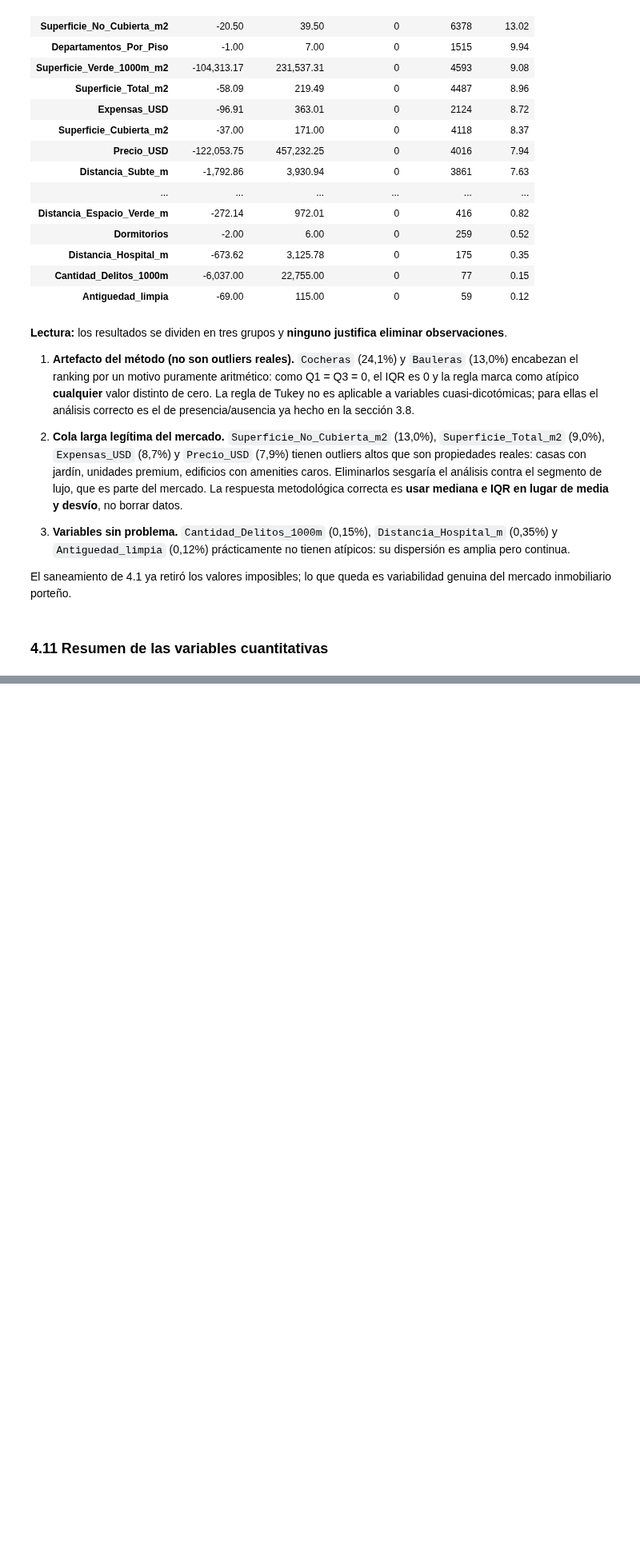
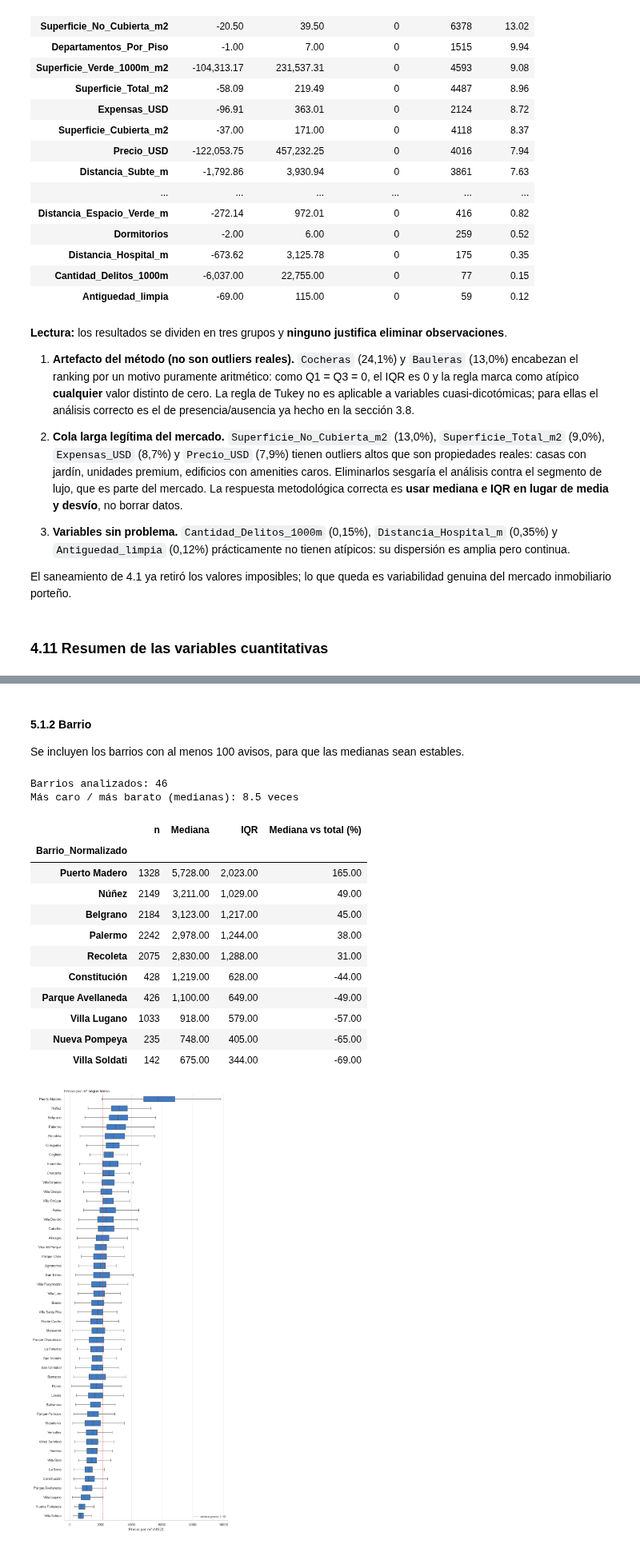
Before and after one commit to FrancisconiMorel/TP-Analisis-Descriptivo-Inmobiliario-CABA, a Jupyter notebook: notebooks/EDA_inicial.ipynb, the cells around one changed output, grey strips where cells are left out. Shown at 80% size. Saved outputs shown, nothing was run; the diff lists cells and outputs as text; code cells hidden in the pictures; blank space fills up the shorter version.

```diff
--- a/notebooks/EDA_inicial.ipynb
+++ b/notebooks/EDA_inicial.ipynb
@@ -1142,0 +1227,33 @@ resumen_cuanti.round(2)
+# %% [markdown]
+#### 5.1.2 Barrio
+
+Se incluyen los barrios con al menos 100 avisos, para que las medianas sean estables.
+# %%
+avisos_por_barrio = venta['Barrio_Normalizado'].value_counts()
+barrios_ok = avisos_por_barrio[avisos_por_barrio >= 100].index
+venta_barrios = venta[venta['Barrio_Normalizado'].isin(barrios_ok)]
+
+tabla_barrios = resumen_por_grupo(venta_barrios, 'Barrio_Normalizado')
+print(f'Barrios analizados: {len(barrios_ok)}')
+print(f"Más caro / más barato (medianas): {tabla_barrios['Mediana'].iloc[0] / tabla_barrios['Mediana'].iloc[-1]:.1f} veces")
+display(pd.concat([tabla_barrios.head(5), tabla_barrios.tail(5)])[['n', 'Mediana', 'IQR', 'Mediana vs total (%)']].round(0))
+
+boxplot_por_grupo(venta_barrios, 'Barrio_Normalizado', 'Precio por m² según barrio')
+plt.tight_layout()
+plt.show()
+# %% [output]
+Barrios analizados: 46
+Más caro / más barato (medianas): 8.5 veces
+|  | n | Mediana | IQR | Mediana vs total (%) |
+| Barrio_Normalizado |  |  |  |  |
+| Puerto Madero | 1328 | 5,728.00 | 2,023.00 | 165.00 |
+| Núñez | 2149 | 3,211.00 | 1,029.00 | 49.00 |
+| Belgrano | 2184 | 3,123.00 | 1,217.00 | 45.00 |
+| Palermo | 2242 | 2,978.00 | 1,244.00 | 38.00 |
+| Recoleta | 2075 | 2,830.00 | 1,288.00 | 31.00 |
+| Constitución | 428 | 1,219.00 | 628.00 | -44.00 |
+| Parque Avellaneda | 426 | 1,100.00 | 649.00 | -49.00 |
+| Villa Lugano | 1033 | 918.00 | 579.00 | -57.00 |
+| Nueva Pompeya | 235 | 748.00 | 405.00 | -65.00 |
+| Villa Soldati | 142 | 675.00 | 344.00 | -69.00 |
+[figure, added]
```
Also changed, not shown: parts of 35 cells of this notebook.
